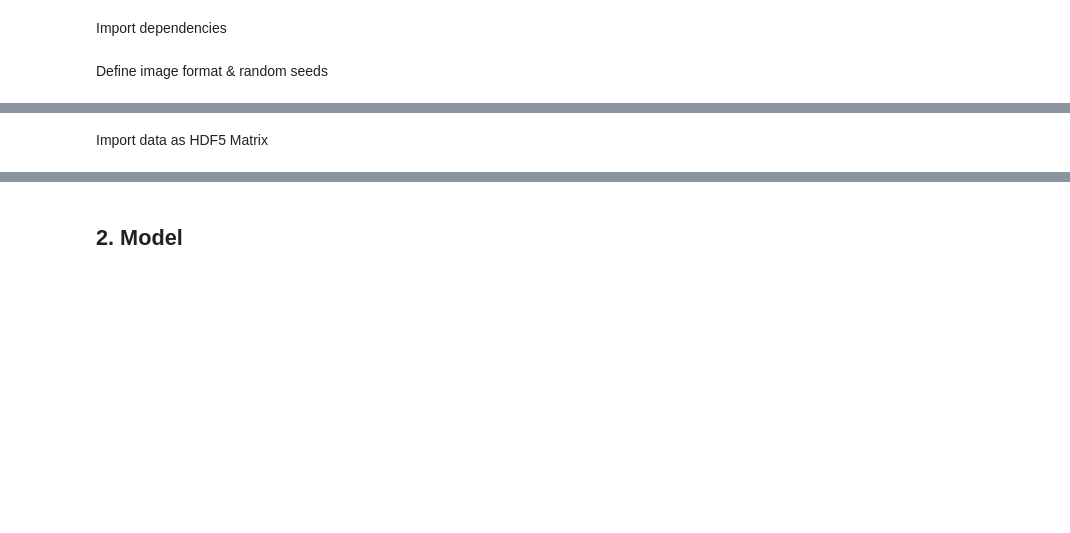
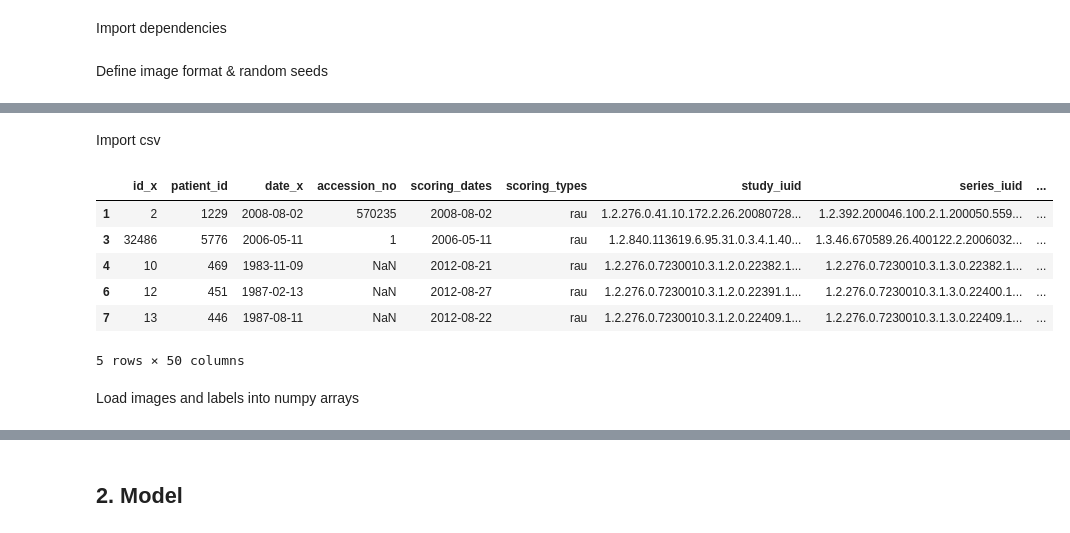
Before and after one commit to janickrohrbach/arthritis-net, a Jupyter notebook: deepxray.ipynb, the cells around one changed output, grey strips where cells are left out. Cells and saved outputs as stored; diff of their text form; code cells hidden in the pictures; blank space fills up the shorter version.

```diff
--- a/deepxray.ipynb
+++ b/deepxray.ipynb
@@ -70,2 +44,0 @@ print(weights)
-# %% [markdown]
-Import data as HDF5 Matrix
@@ -84,0 +45,18 @@ num_classes = 6
+# %% [markdown]
+Import csv
+# %%
+df = pd.read_csv(filepath_or_buffer="/data/deepxray/data/rau_data/merged.csv")
+#df = pd.read_csv(filepath_or_buffer="/Volumes/deepxray/data/rau_data/merged.csv")
+df = df.loc[df['body_part'].isin(["HAND_LEFT", "HAND_BOTH"])]
+names = df["sop_iuid"].as_matrix()
+df.head()
+# %% [output]
+|  | id_x | patient_id | date_x | accession_no | scoring_dates | scoring_types | study_iuid | series_iuid | ... |
+| 1 | 2 | 1229 | 2008-08-02 | 570235 | 2008-08-02 | rau | 1.2.276.0.41.10.172.2.26.20080728... | 1.2.392.200046.100.2.1.200050.559... | ... |
+| 3 | 32486 | 5776 | 2006-05-11 | 1 | 2006-05-11 | rau | 1.2.840.113619.6.95.31.0.3.4.1.40... | 1.3.46.670589.26.400122.2.2006032... | ... |
+| 4 | 10 | 469 | 1983-11-09 | NaN | 2012-08-21 | rau | 1.2.276.0.7230010.3.1.2.0.22382.1... | 1.2.276.0.7230010.3.1.3.0.22382.1... | ... |
+| 6 | 12 | 451 | 1987-02-13 | NaN | 2012-08-27 | rau | 1.2.276.0.7230010.3.1.2.0.22391.1... | 1.2.276.0.7230010.3.1.3.0.22400.1... | ... |
+| 7 | 13 | 446 | 1987-08-11 | NaN | 2012-08-22 | rau | 1.2.276.0.7230010.3.1.2.0.22409.1... | 1.2.276.0.7230010.3.1.3.0.22409.1... | ... |
+5 rows × 50 columns
+# %% [markdown]
+Load images and labels into numpy arrays
```
Also changed, not shown: parts of 33 cells of this notebook.
